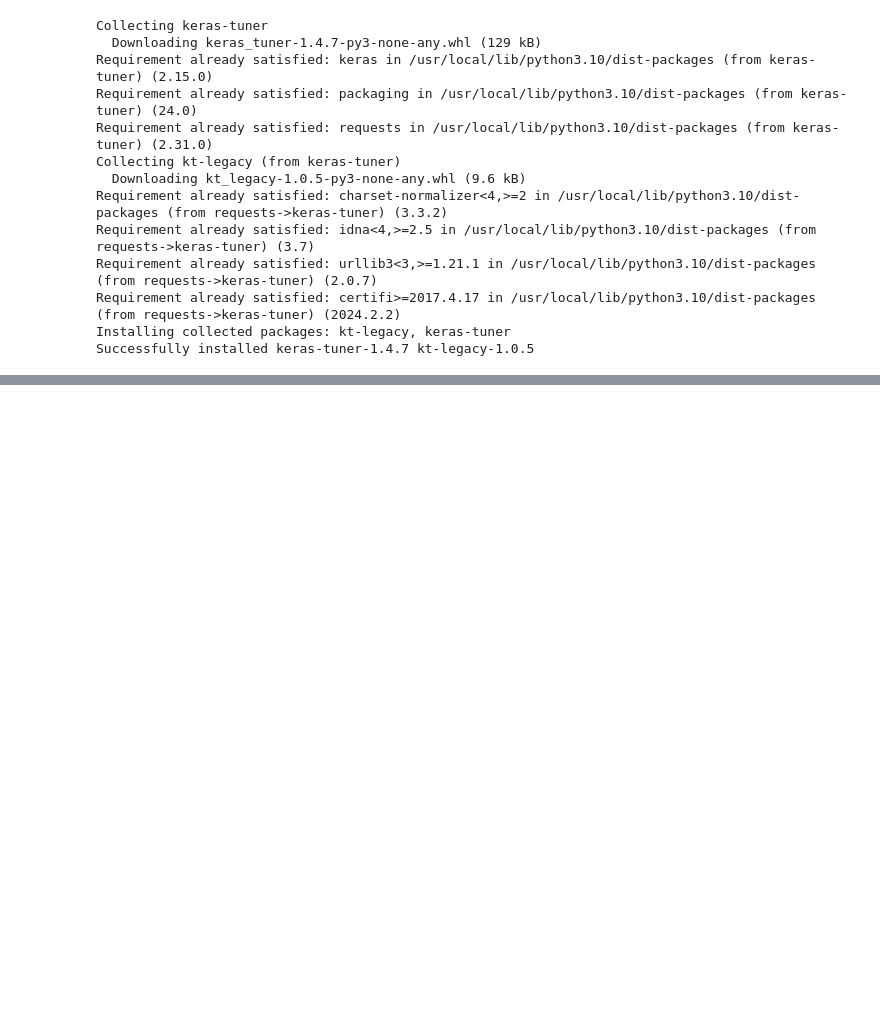
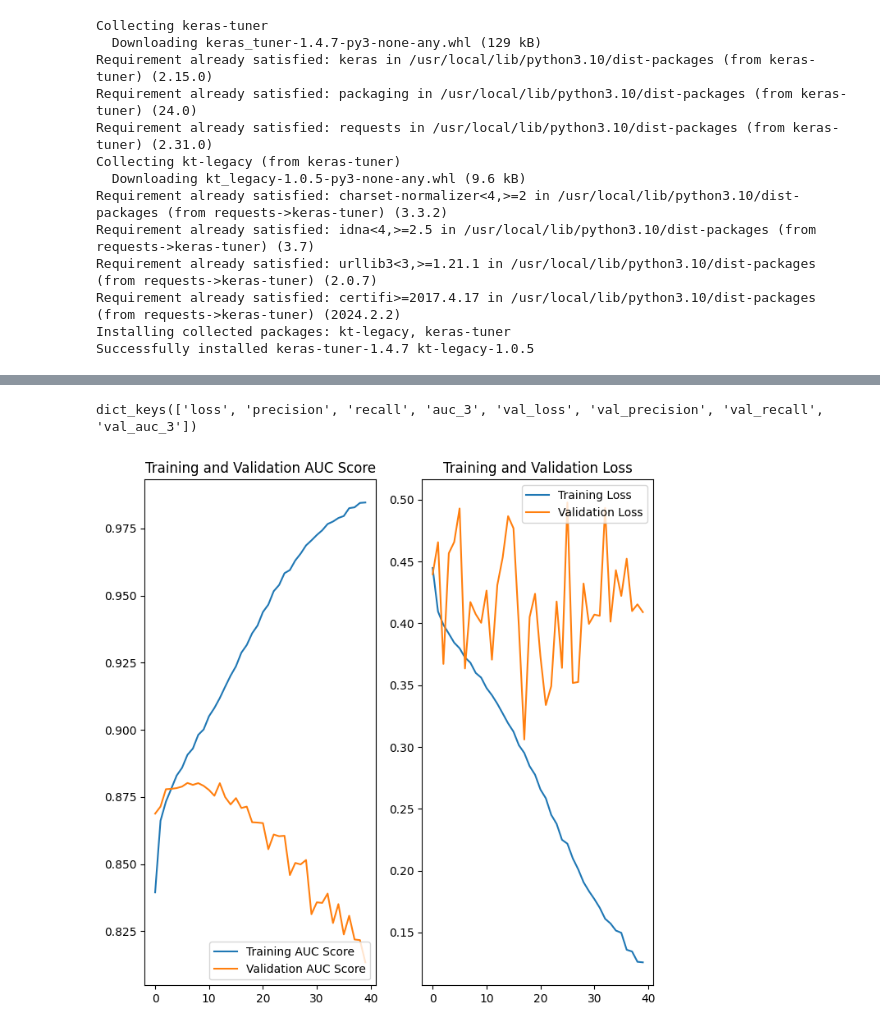
Before and after one commit to yashfirkedata/DL-Patient-Survival-Prediction, a Jupyter notebook: patient_survival_prediction_modelling.ipynb, the cells around one changed output, grey strips where cells are left out. Drawn from its saved outputs; the diff is of its cells as text; code cells hidden in the pictures; blank space fills up the shorter version.

```diff
--- a/patient_survival_prediction_modelling.ipynb
+++ b/patient_survival_prediction_modelling.ipynb
@@ -550,0 +650,28 @@ import kerastuner as kt
+# %%
+history_main.history.keys()
+# %% [output]
+dict_keys(['loss', 'precision', 'recall', 'auc_3', 'val_loss', 'val_precision', 'val_recall', 'val_auc_3'])
+# %%
+auc = history_main.history['auc_3']
+val_auc = history_main.history['val_auc_3']
+
+loss = history_main.history["loss"]
+val_loss = history_main.history["val_loss"]
+
+epochs_range = 20
+
+plt.figure(figsize = (8,8))
+plt.subplot(1,2,1)
+plt.plot(auc, label='Training AUC Score')
+plt.plot(val_auc, label='Validation AUC Score')
+plt.legend(loc='lower right')
+plt.title('Training and Validation AUC Score')
+
+plt.subplot(1,2,2)
+plt.plot(loss, label='Training Loss')
+plt.plot(val_loss, label='Validation Loss')
+plt.legend(loc='upper right')
+plt.title('Training and Validation Loss')
+plt.show()
+# %% [output]
+[figure, added]
```
Also changed, not shown: parts of 14 cells of this notebook.
